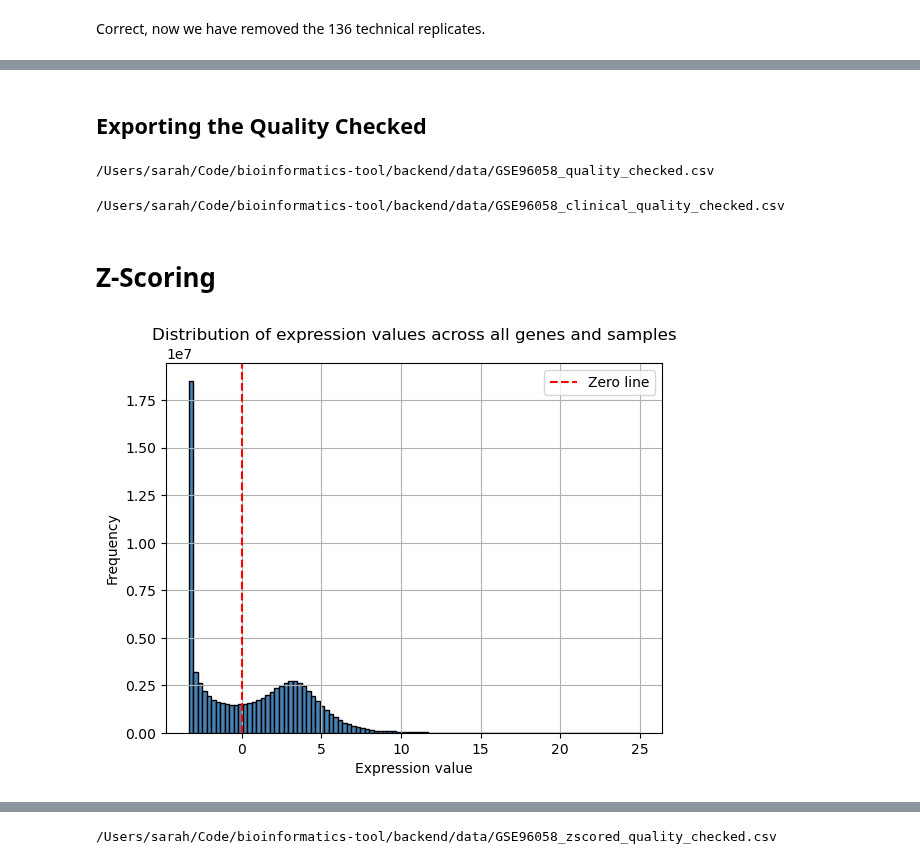
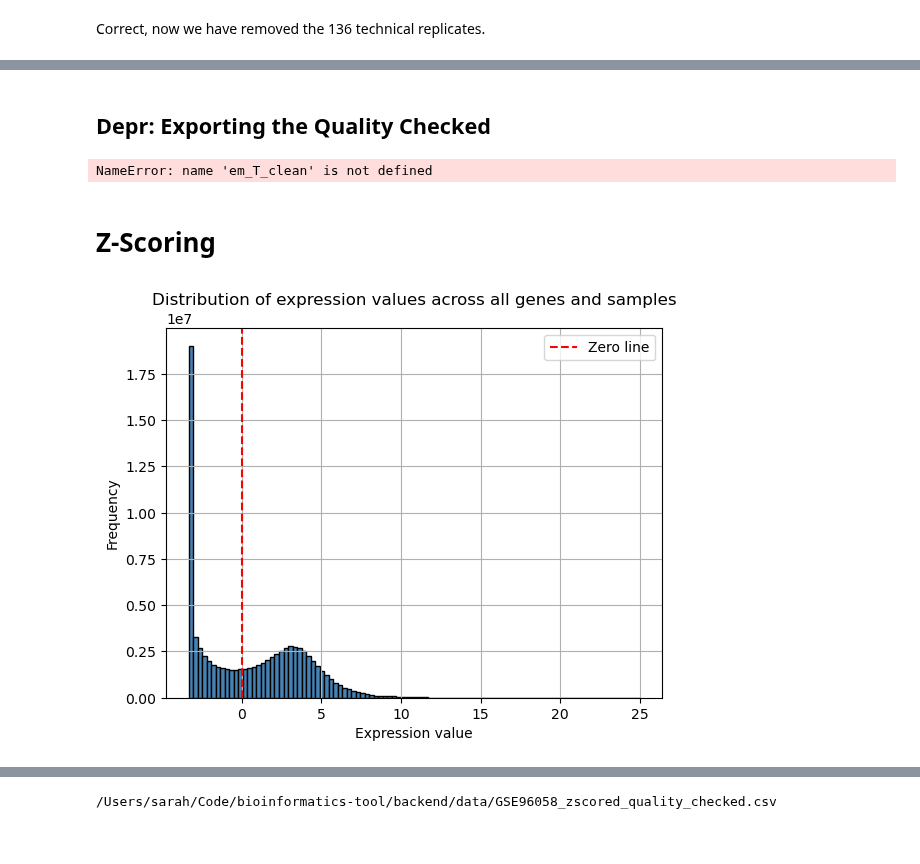
Before and after one commit to starshrimp/bioinformatics-tool, a Jupyter notebook: analysis/01_data_preprocessing_expr.ipynb, the cells around one changed output, grey strips where cells are left out. Cells and saved outputs as stored; diff of their text form; code cells hidden in the pictures.

Commit message:
clinical preprocessing

```diff
--- a/analysis/01_data_preprocessing_expr.ipynb
+++ b/analysis/01_data_preprocessing_expr.ipynb
@@ -371,7 +424,7 @@ for pid, group in replicate_map.groupby("primary_id"):
         mean_corr = np.mean(upper)
         print(f"Primary {pid}: {len(sample_group)} samples, mean pairwise corr = {mean_corr:.3f}")
         # Flag very low correlation groups
-        if mean_corr < 0.9:
+        if mean_corr < 0.95:
             bad_replicate_groups.append(pid)
 # %% [output]
 Primary F1101: 2 samples, mean pairwise corr = 0.966
@@ -482,39 +541,42 @@ Number of samples after removal: (3189, 26150)
 # %% [markdown]
-## Exporting the Quality Checked
+## Depr: Exporting the Quality Checked
 # %%
-quality_path = repo_root / os.getenv('QUALITY_CHECKED')
+# quality_path = repo_root / os.getenv('QUALITY_CHECKED')
 
 
-print(quality_path)
+# print(quality_path)
 
-em_T_clean.to_csv(quality_path, float_format='%.20f')
+# em_T_clean.to_csv(quality_path, float_format='%.20f')
-# %% [output]
-/Users/sarah/Code/bioinformatics-tool/backend/data/GSE96058_quality_checked.csv
 # %%
-clinical_quality_path = repo_root / os.getenv('CLINICAL_QUALITY_CHECKED')
+# clinical_quality_path = repo_root / os.getenv('CLINICAL_QUALITY_CHECKED')
 
 
-print(clinical_quality_path)
+# print(clinical_quality_path)
 
-clinical_df_clean.to_csv(clinical_quality_path, float_format='%.20f')
+# clinical_df_clean.to_csv(clinical_quality_path, float_format='%.20f')
-# %% [output]
-/Users/sarah/Code/bioinformatics-tool/backend/data/GSE96058_clinical_quality_checked.csv
+# %%
+random_genes = np.random.choice(em_T_clean.columns, size=20, replace=False)
+medians = em_T_clean[random_genes].median(axis=0)
+print("Median expression for 20 random genes:")
+print(medians)
+# %% [output]
+NameError: name 'em_T_clean' is not defined
 # %% [markdown]
 # Z-Scoring
 # %%
-all_values = em_T_clean.values.flatten()
+all_values = em_T_collapsed.values.flatten()
 
 # Plot a histogram
 plt.hist(all_values, bins=100, color='steelblue', edgecolor='black')
 plt.xlabel("Expression value")
 plt.ylabel("Frequency")
 plt.title("Distribution of expression values across all genes and samples")
 plt.grid(True)
 plt.axvline(x=0, color='red', linestyle='--', label='Zero line')
 plt.legend()
 plt.show()
 # %% [output]
-[figure, old version]
+[figure, new version]
 # %%
 import pandas as pd
 
```
Also changed, not shown: parts of 23 cells of this notebook, 3 other files.
